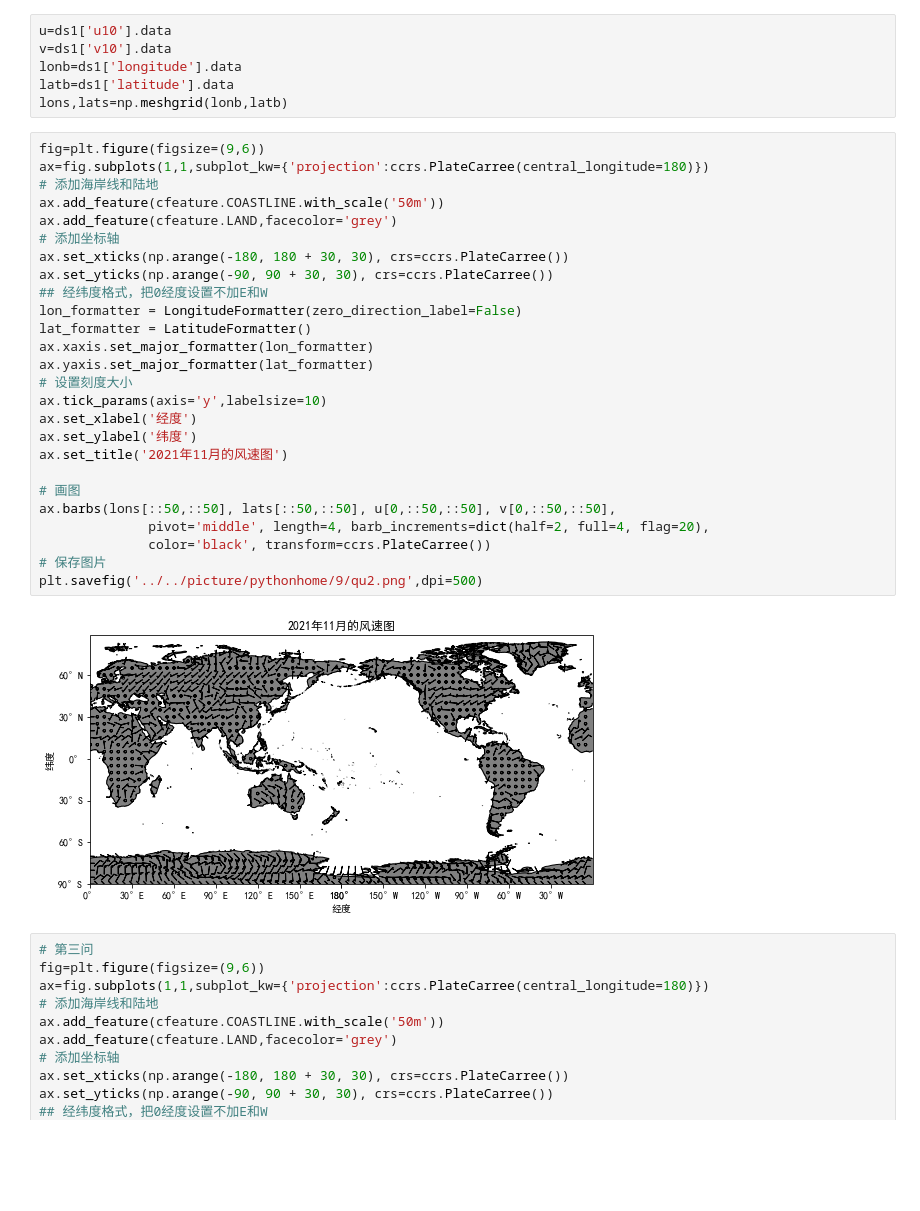
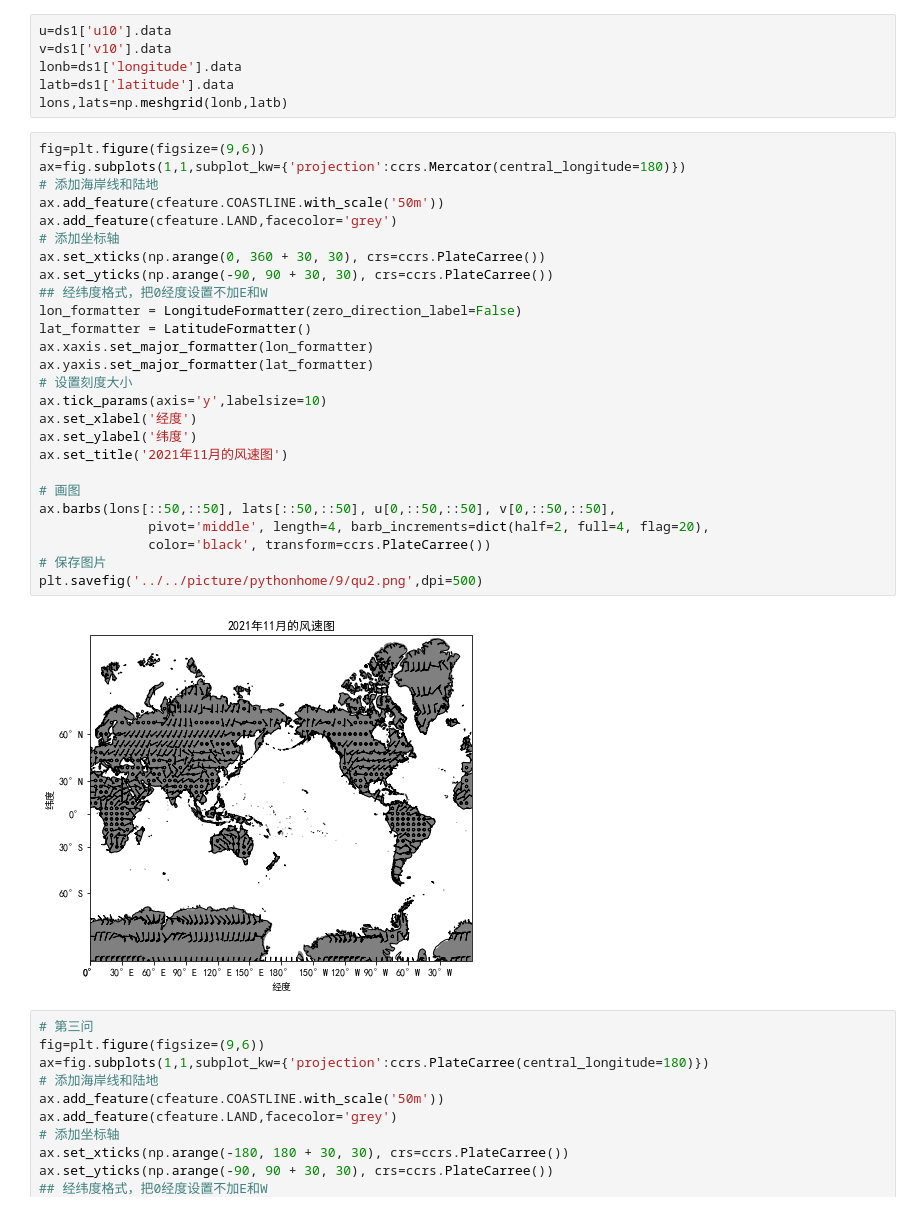
Before and after one commit to linbuer233/MyPythonPractice, a Jupyter notebook: python作业/Pythonhomework10.ipynb, the cells around one changed output. Cells and saved outputs as stored; diff of their text form; blank space fills up the shorter version.

```diff
--- a/python作业/Pythonhomework10.ipynb
+++ b/python作业/Pythonhomework10.ipynb
@@ -107,32 +107,32 @@ latb=ds1['latitude'].data
 lons,lats=np.meshgrid(lonb,latb)
 # %%
 fig=plt.figure(figsize=(9,6))
-ax=fig.subplots(1,1,subplot_kw={'projection':ccrs.PlateCarree(central_longitude=180)})
+ax=fig.subplots(1,1,subplot_kw={'projection':ccrs.Mercator(central_longitude=180)})
 # 添加海岸线和陆地
 ax.add_feature(cfeature.COASTLINE.with_scale('50m'))
 ax.add_feature(cfeature.LAND,facecolor='grey')
 # 添加坐标轴
-ax.set_xticks(np.arange(-180, 180 + 30, 30), crs=ccrs.PlateCarree())
+ax.set_xticks(np.arange(0, 360 + 30, 30), crs=ccrs.PlateCarree())
 ax.set_yticks(np.arange(-90, 90 + 30, 30), crs=ccrs.PlateCarree())
 ## 经纬度格式，把0经度设置不加E和W
 lon_formatter = LongitudeFormatter(zero_direction_label=False)
 lat_formatter = LatitudeFormatter()
 ax.xaxis.set_major_formatter(lon_formatter)
 ax.yaxis.set_major_formatter(lat_formatter)
 # 设置刻度大小
 ax.tick_params(axis='y',labelsize=10)
 ax.set_xlabel('经度')
 ax.set_ylabel('纬度')
 ax.set_title('2021年11月的风速图')
 
 # 画图
 ax.barbs(lons[::50,::50], lats[::50,::50], u[0,::50,::50], v[0,::50,::50],
               pivot='middle', length=4, barb_increments=dict(half=2, full=4, flag=20),
               color='black', transform=ccrs.PlateCarree())
 # 保存图片
 plt.savefig('../../picture/pythonhome/9/qu2.png',dpi=500)
 # %% [output]
-[figure, old version]
+[figure, new version]
 # %%
 # 第三问
 fig=plt.figure(figsize=(9,6))
```
Also changed, not shown: parts of 1 cell of this notebook, 2 other files.
